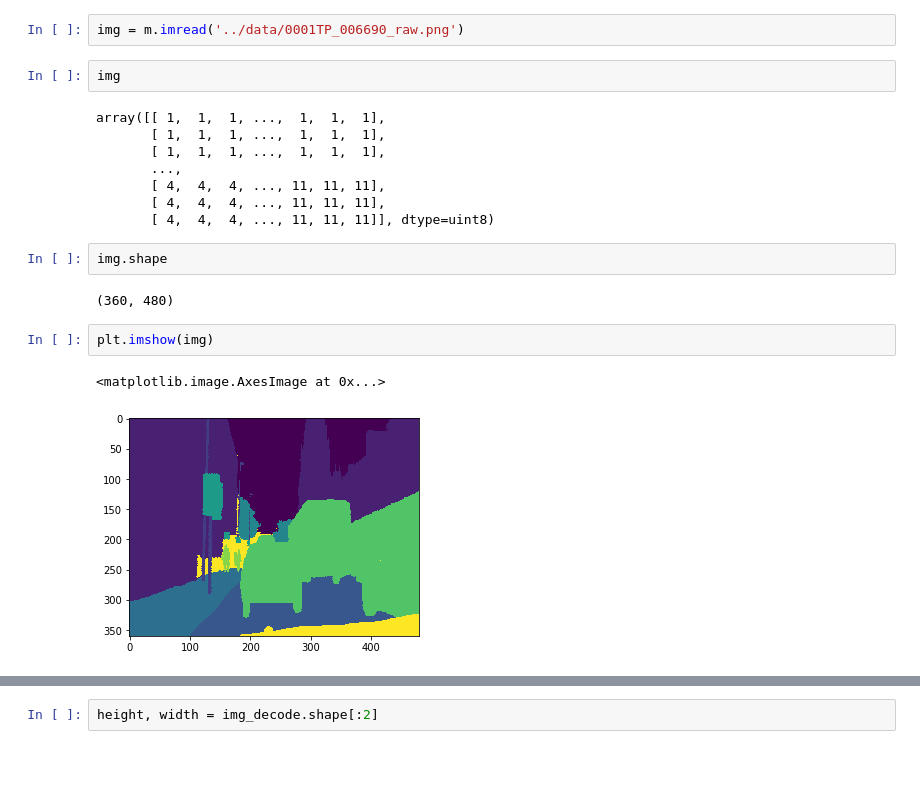
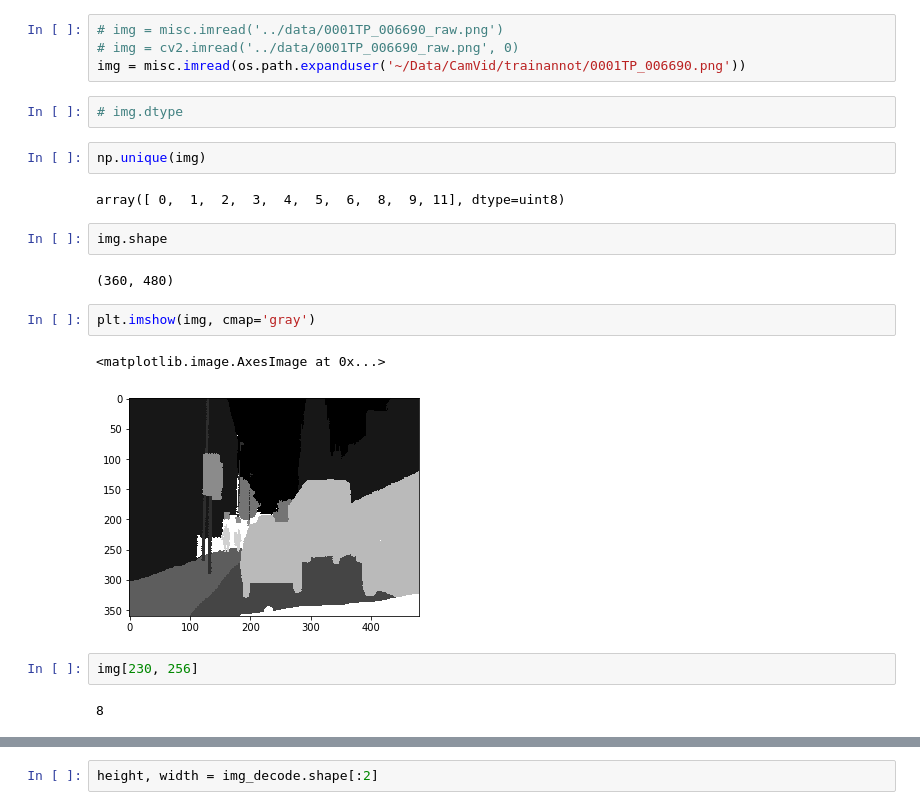
Before and after one commit to guanfuchen/deadline_6_30, a Jupyter notebook: scripts/img_transform.ipynb, the cells around one changed output, grey strips where cells are left out. Cells and saved outputs as stored; diff of their text form; blank space fills up the shorter version.

```diff
--- a/scripts/img_transform.ipynb
+++ b/scripts/img_transform.ipynb
@@ -49,23 +102,25 @@ def decode_segmap(temp, plot=False):
-# %%
-img = m.imread('../data/0001TP_006690_raw.png')
-# %%
-img
-# %% [output]
-array([[ 1,  1,  1, ...,  1,  1,  1],
-       [ 1,  1,  1, ...,  1,  1,  1],
-       [ 1,  1,  1, ...,  1,  1,  1],
-       ...,
-       [ 4,  4,  4, ..., 11, 11, 11],
-       [ 4,  4,  4, ..., 11, 11, 11],
-       [ 4,  4,  4, ..., 11, 11, 11]], dtype=uint8)
+# %%
+# img = misc.imread('../data/0001TP_006690_raw.png')
+# img = cv2.imread('../data/0001TP_006690_raw.png', 0)
+img = misc.imread(os.path.expanduser('~/Data/CamVid/trainannot/0001TP_006690.png'))
+# %%
+# img.dtype
+# %%
+np.unique(img)
+# %% [output]
+array([ 0,  1,  2,  3,  4,  5,  6,  8,  9, 11], dtype=uint8)
 # %%
 img.shape
 # %% [output]
 (360, 480)
 # %%
-plt.imshow(img)
+plt.imshow(img, cmap='gray')
 # %% [output]
 <matplotlib.image.AxesImage at 0x...>
-[figure, old version]
+[figure, new version]
+# %%
+img[230, 256]
+# %% [output]
+8
 # %%
 img_decode = decode_segmap(img)
```
Also changed, not shown: parts of 14 cells of this notebook, 7 other files.
